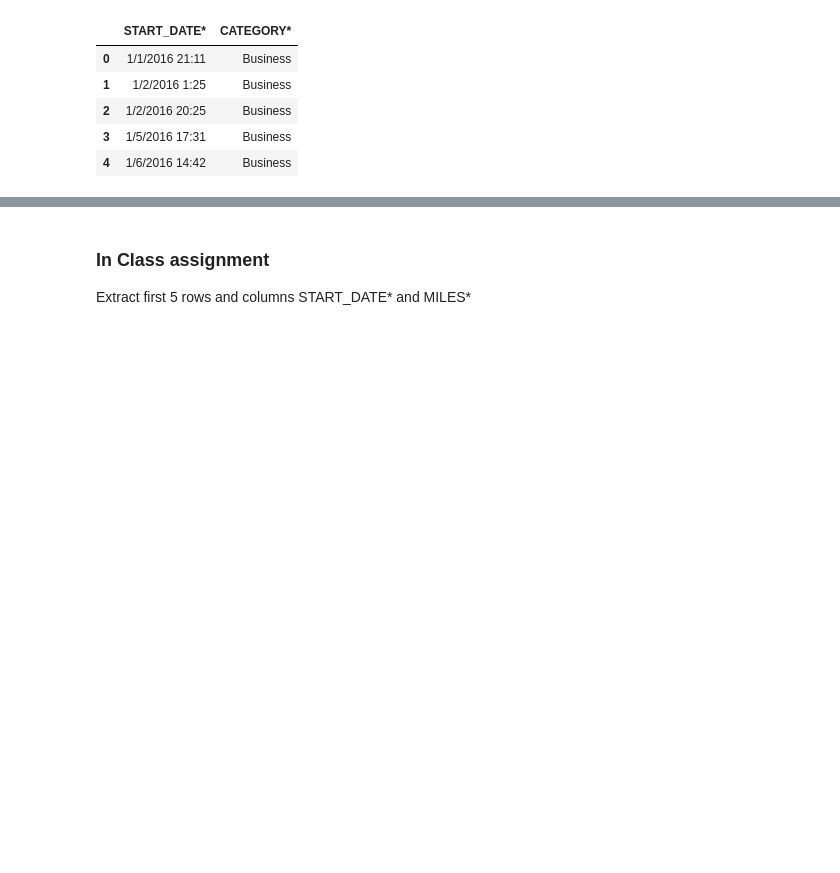
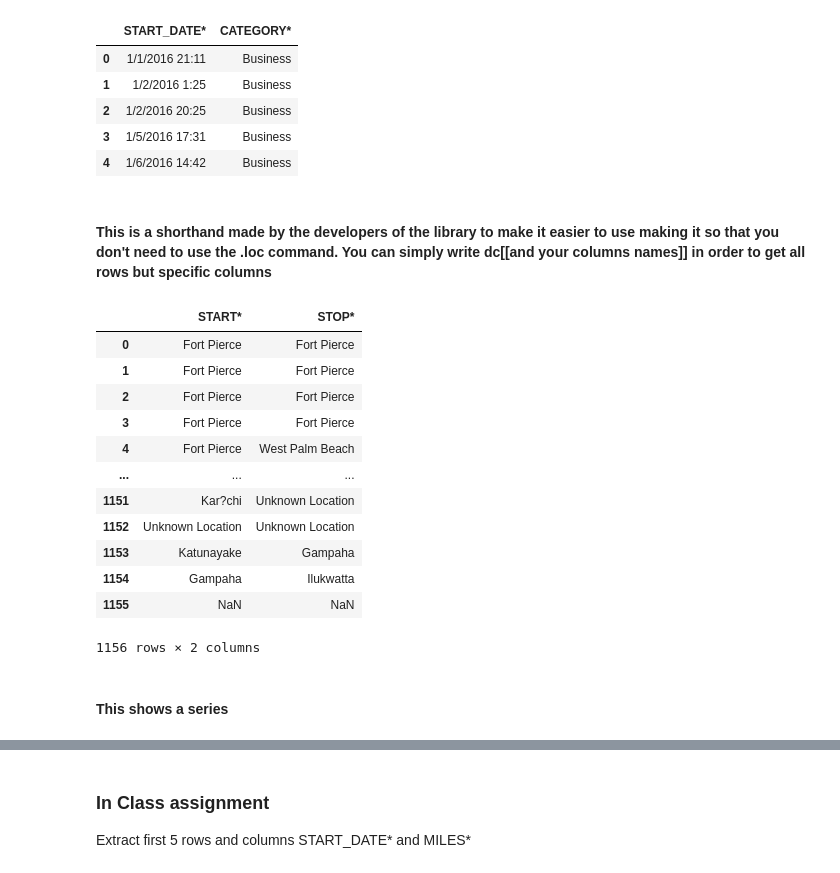
Before and after one commit to Army-man-gif/Courses, a Jupyter notebook: Course 1/Work/python_overview (1).ipynb, the cells around one changed output, grey strips where cells are left out. Drawn from its saved outputs; the diff is of its cells as text; code cells hidden in the pictures; blank space fills up the shorter version.

```diff
--- a/Course 1/Work/python_overview (1).ipynb
+++ b/Course 1/Work/python_overview (1).ipynb
@@ -372,3 +399,23 @@ df.loc[:,["START_DATE*","CATEGORY*"]].head()
 | 2 | 1/2/2016 20:25 | Business |
 | 3 | 1/5/2016 17:31 | Business |
 | 4 | 1/6/2016 14:42 | Business |
+# %% [markdown]
+#### This is a shorthand made by the developers of the library to make it easier to use making it so that you don't need to use the .loc command. You can simply write dc[[and your columns names]] in order to get all rows but specific columns
+# %%
+df[["START*","STOP*"]]
+# %% [output]
+|  | START* | STOP* |
+| 0 | Fort Pierce | Fort Pierce |
+| 1 | Fort Pierce | Fort Pierce |
+| 2 | Fort Pierce | Fort Pierce |
+| 3 | Fort Pierce | Fort Pierce |
+| 4 | Fort Pierce | West Palm Beach |
+| ... | ... | ... |
+| 1151 | Kar?chi | Unknown Location |
+| 1152 | Unknown Location | Unknown Location |
+| 1153 | Katunayake | Gampaha |
+| 1154 | Gampaha | Ilukwatta |
+| 1155 | NaN | NaN |
+1156 rows × 2 columns
+# %% [markdown]
+#### This shows a series
```
Also changed, not shown: parts of 12 cells of this notebook.
